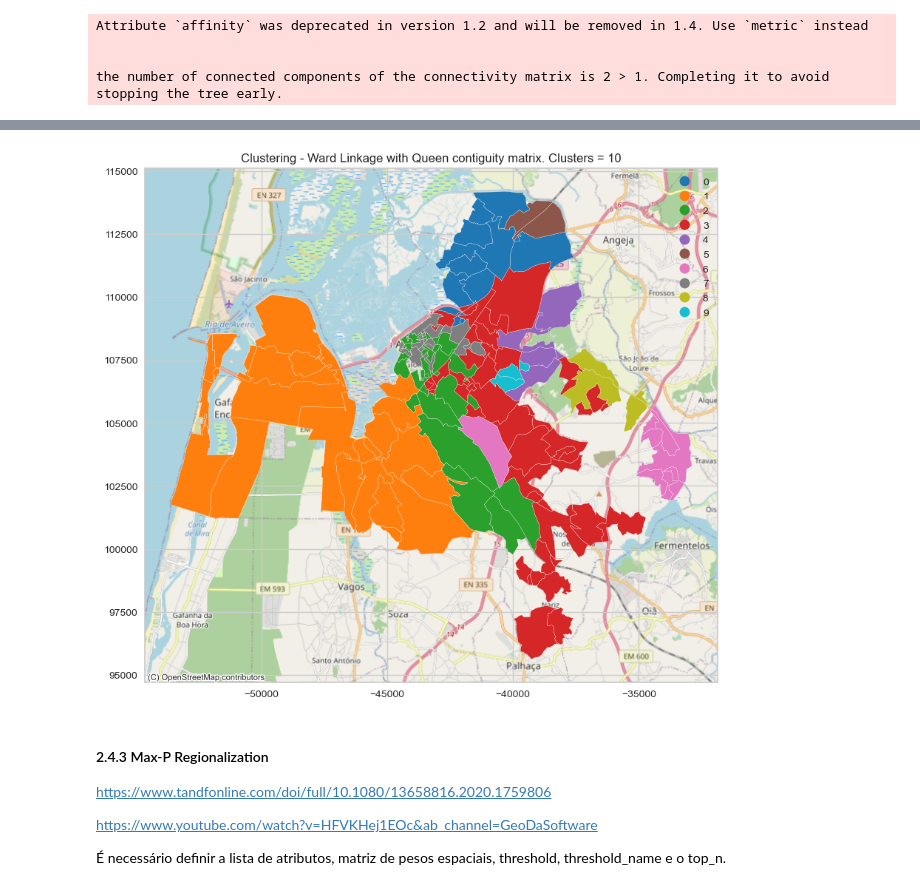
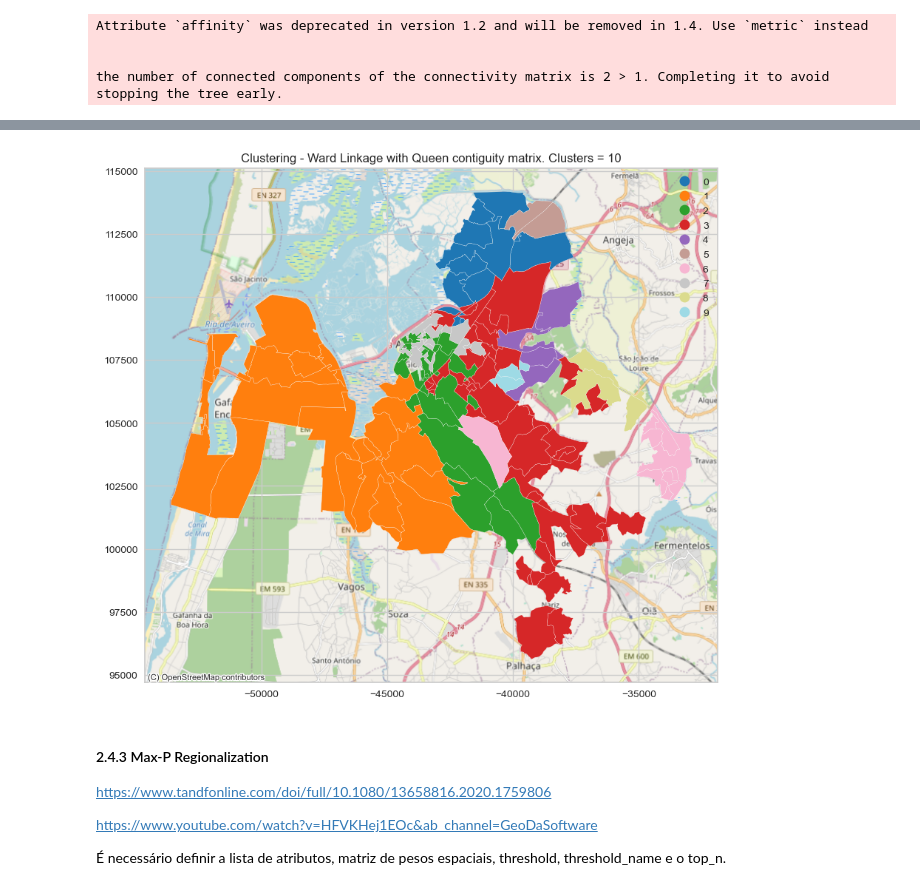
Before and after one commit to dcspt-getin/AIC_POAT, a Jupyter notebook: Notebooks/02_Clustering_AIC.ipynb, the cells around one changed output, grey strips where cells are left out. Drawn from its saved outputs; the diff is of its cells as text; code cells hidden in the pictures.

```diff
--- a/Notebooks/02_Clustering_AIC.ipynb
+++ b/Notebooks/02_Clustering_AIC.ipynb
@@ -767,7 +733,7 @@ clusters.shape
 bgri_cluster.drop(['Zona_Ward'],axis=1,inplace=True)
 # %%
 # print the result from the clustering done above
-ax=clusters.plot(figsize=(10, 10), column="Zona_Ward", categorical=True, edgecolor="w", legend=True, linewidth=0.2,cmap='tab10')
+ax=clusters.plot(figsize=(10, 10), column="Zona_Ward", categorical=True, edgecolor="w", legend=True, linewidth=0.2,cmap='tab20')
 cx.add_basemap(ax,crs=clusters.crs,source=cx.providers.OpenStreetMap.Mapnik)
 plt.title('Clustering - Ward Linkage. Clusters = {}'.format(n_clusters))
 plt.savefig(path + '/POAT/Andre_Lima/05_OK_Notebooks_new_clusters/01_Pictures/Pic_Zona_Ward.png')
@@ -799,11 +765,11 @@ clusters.head()
 # %%
 # print the result from the clustering done above
-ax=clusters.plot(figsize=(10, 10), column="Zona_Ward_Queen", categorical=True, edgecolor="w", legend=True, linewidth=0.2,cmap='tab10')
+ax=clusters.plot(figsize=(10, 10), column="Zona_Ward_Queen", categorical=True, edgecolor="w", legend=True, linewidth=0.2,cmap='tab20')
 cx.add_basemap(ax,crs=clusters.crs,source=cx.providers.OpenStreetMap.Mapnik)
 plt.title('Clustering - Ward Linkage with Queen contiguity matrix. Clusters = {}'.format(n_clusters))
 plt.savefig(path + '/POAT/Andre_Lima/05_OK_Notebooks_new_clusters/01_Pictures/Pic_Zona_Ward_Queen.png')
 # %% [output]
-[figure, old version]
+[figure, new version]
 # %% [markdown]
 #### 2.4.3 Max-P Regionalization
 
```
Also changed, not shown: parts of 14 cells of this notebook.
